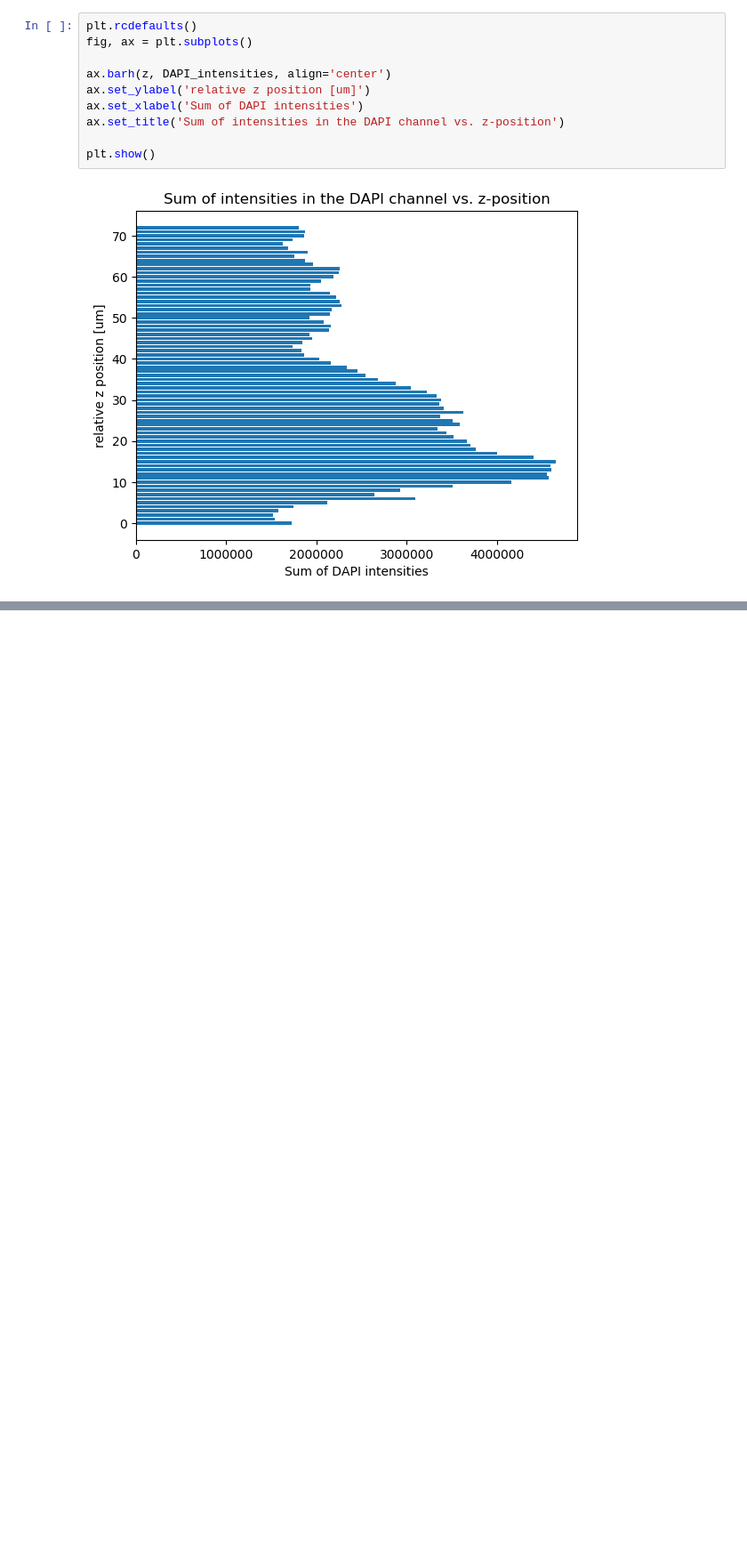
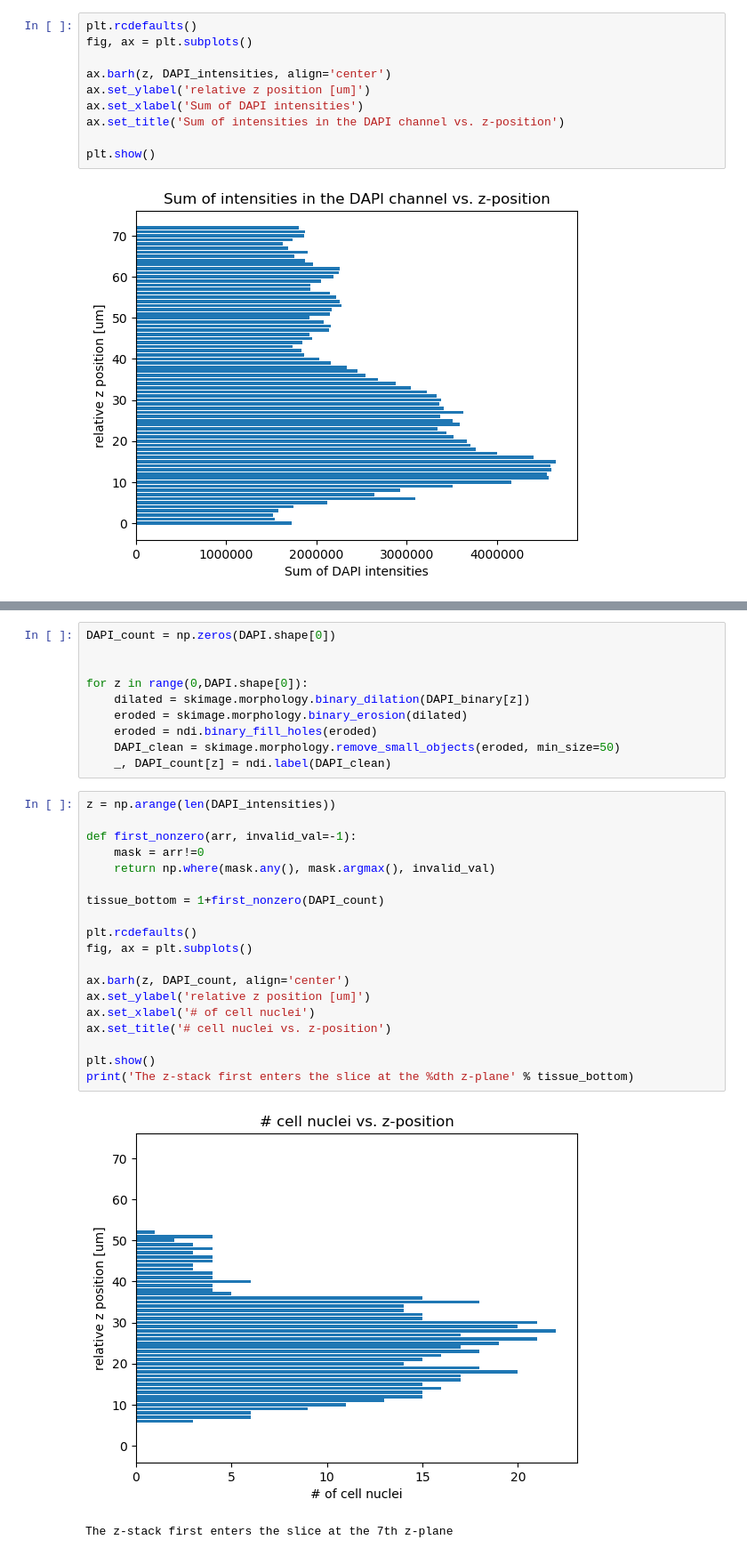
Before and after one commit to mimc7580/image_analysis, a Jupyter notebook: NP_penetration_quant.ipynb, the cells around one changed output, grey strips where cells are left out. Shown at 89% size. Drawn from its saved outputs; the diff is of its cells as text; blank space fills up the shorter version.

```diff
--- a/NP_penetration_quant.ipynb
+++ b/NP_penetration_quant.ipynb
@@ -122,0 +163,32 @@ plt.show()
+# %%
+DAPI_count = np.zeros(DAPI.shape[0])
+
+
+for z in range(0,DAPI.shape[0]):
+    dilated = skimage.morphology.binary_dilation(DAPI_binary[z])
+    eroded = skimage.morphology.binary_erosion(dilated)
+    eroded = ndi.binary_fill_holes(eroded)
+    DAPI_clean = skimage.morphology.remove_small_objects(eroded, min_size=50)
+    _, DAPI_count[z] = ndi.label(DAPI_clean)
+# %%
+z = np.arange(len(DAPI_intensities))
+
+def first_nonzero(arr, invalid_val=-1):
+    mask = arr!=0
+    return np.where(mask.any(), mask.argmax(), invalid_val)
+
+tissue_bottom = 1+first_nonzero(DAPI_count)
+
+plt.rcdefaults()
+fig, ax = plt.subplots()
+
+ax.barh(z, DAPI_count, align='center')
+ax.set_ylabel('relative z position [um]')
+ax.set_xlabel('# of cell nuclei')
+ax.set_title('# cell nuclei vs. z-position')
+
+plt.show()
+print('The z-stack first enters the slice at the %dth z-plane' % tissue_bottom)
+# %% [output]
+[figure, added]
+The z-stack first enters the slice at the 7th z-plane
```
Also changed, not shown: parts of 13 cells of this notebook.
